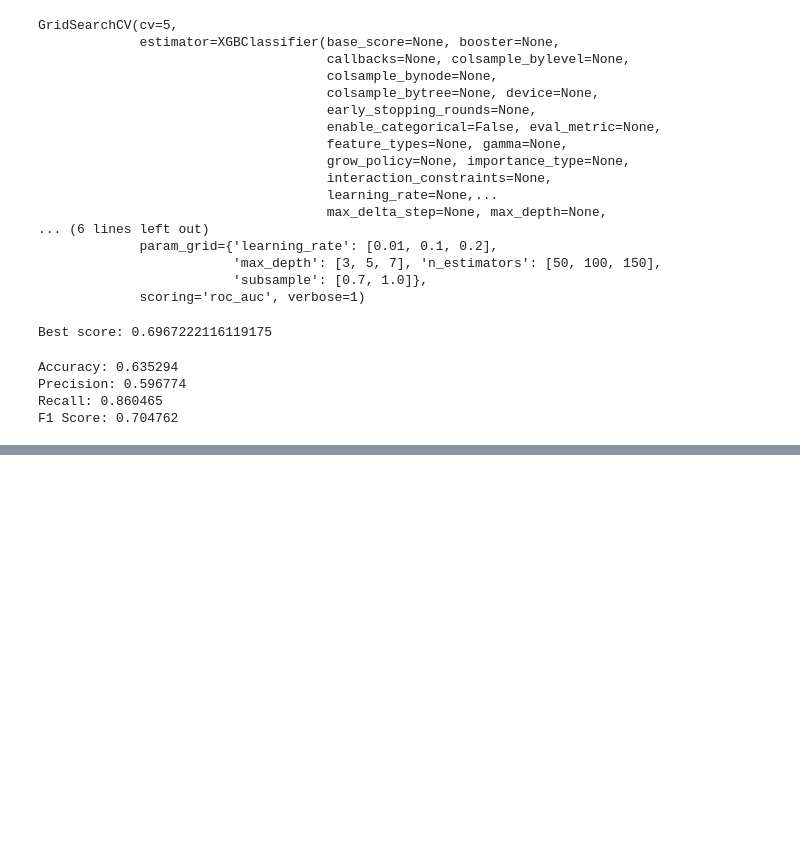
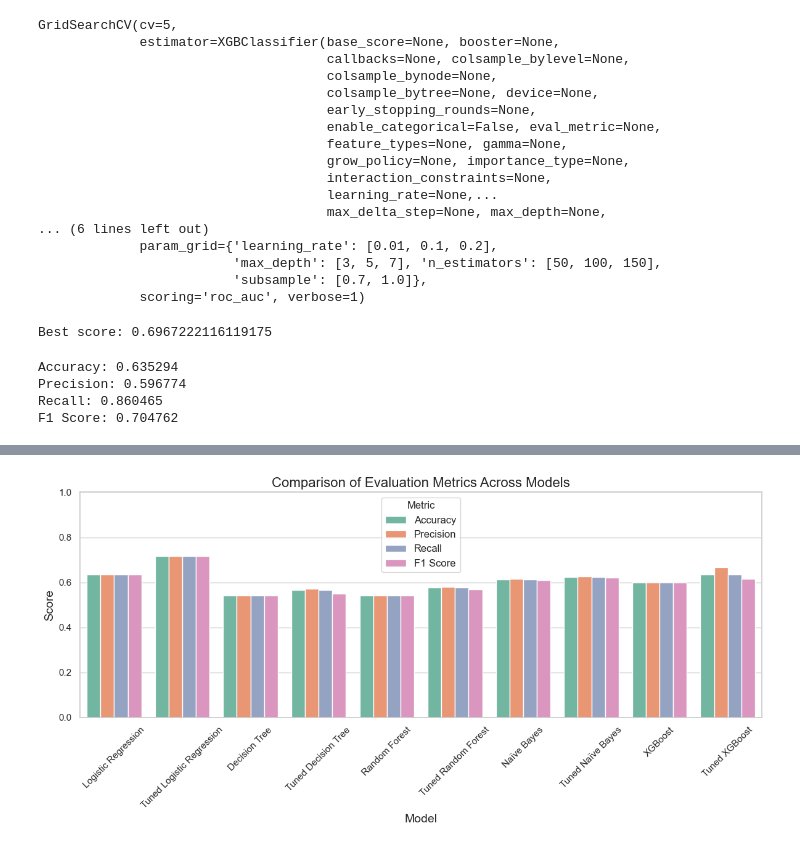
Before and after one commit to nirmal2i43a5/Predicting-Mental-Health-Risk-from-Social-Media-Behavior, a Jupyter notebook: mental_health_analysis.ipynb, the cells around one changed output, grey strips where cells are left out. Cells and saved outputs as stored; diff of their text form; code cells hidden in the pictures; blank space fills up the shorter version.

Commit message:
Fetch summary for performance metrics for all used models

```diff
--- a/mental_health_analysis.ipynb
+++ b/mental_health_analysis.ipynb
@@ -1066,3 +1066,10 @@ Best parameters: {'max_depth': 10, 'min_samples_leaf': 2, 'min_samples_split': 1
 rf_grid.best_score_
 # %% [output]
 0.6920105355575066
+# %%
+rf_pred_tuned = rf_grid.predict(X_test)
+
+print("Accuracy:", "%.6f" % accuracy_score(y_test, rf_pred_tuned))
+print("Precision:", "%.6f" % precision_score(y_test, rf_pred_tuned))
+print("Recall:", "%.6f" % recall_score(y_test, rf_pred_tuned))
+print("F1 Score:", "%.6f" % f1_score(y_test, rf_pred_tuned))
@@ -1136,12 +1148,12 @@ print(f"Best scores: {nb_grid.best_score_}")
 Fitting 5 folds for each of 8 candidates, totalling 40 fits
 Best scores: 0.7117787114845939
 # %%
-y_pred_nb = nb_grid.predict(X_test)
+nb_pred_tuned = nb_grid.predict(X_test)
 #metrics
-print("Accuracy:", "%.6f" % accuracy_score(y_test, y_pred_nb))
-print("Precision:", "%.6f" % precision_score(y_test, y_pred_nb))
-print("Recall:", "%.6f" % recall_score(y_test, y_pred_nb))
-print("F1 Score:", "%.6f" % f1_score(y_test, y_pred_nb))
+print("Accuracy:", "%.6f" % accuracy_score(y_test, nb_pred_tuned))
+print("Precision:", "%.6f" % precision_score(y_test, nb_pred_tuned))
+print("Recall:", "%.6f" % recall_score(y_test, nb_pred_tuned))
+print("F1 Score:", "%.6f" % f1_score(y_test, nb_pred_tuned))
 # %% [output]
 Accuracy: 0.623529
 Precision: 0.612245
@@ -1213,12 +1225,12 @@ print(f"Best score: {xgb_grid.best_score_}")
 Best score: 0.6967222116119175
 # %%
 #pred
-y_pred_xgb = xgb_grid.predict(X_test)
+xgb_pred_tuned = xgb_grid.predict(X_test)
 #metrics
-print("Accuracy:", "%.6f" % accuracy_score(y_test, y_pred_xgb))
-print("Precision:", "%.6f" % precision_score(y_test, y_pred_xgb))
-print("Recall:", "%.6f" % recall_score(y_test, y_pred_xgb))
-print("F1 Score:", "%.6f" % f1_score(y_test, y_pred_xgb))
+print("Accuracy:", "%.6f" % accuracy_score(y_test, xgb_pred_tuned))
+print("Precision:", "%.6f" % precision_score(y_test, xgb_pred_tuned))
+print("Recall:", "%.6f" % recall_score(y_test, xgb_pred_tuned))
+print("F1 Score:", "%.6f" % f1_score(y_test, xgb_pred_tuned))
 # %% [output]
 Accuracy: 0.635294
 Precision: 0.596774
@@ -1226,0 +1296,20 @@ F1 Score: 0.704762
+# %%
+
+# Melt the DataFrame so that all metrics are in one column
+df_melted = df_metrics_all.melt(id_vars='Model',
+                                var_name='Metric',
+                                value_name='Score')
+
+plt.figure(figsize=(12, 6))
+sns.barplot(data=df_melted, x='Model', y='Score', hue='Metric')
+
+plt.title("Comparison of Evaluation Metrics Across Models", fontsize=16)
+plt.xlabel("Model", fontsize=14)
+plt.ylabel("Score", fontsize=14)
+plt.ylim(0, 1)
+plt.xticks(rotation=45)
+plt.legend(title="Metric", fontsize=12)
+plt.tight_layout()
+plt.show()
+# %% [output]
+[figure, added]
```
Also changed, not shown: parts of 14 cells of this notebook.
